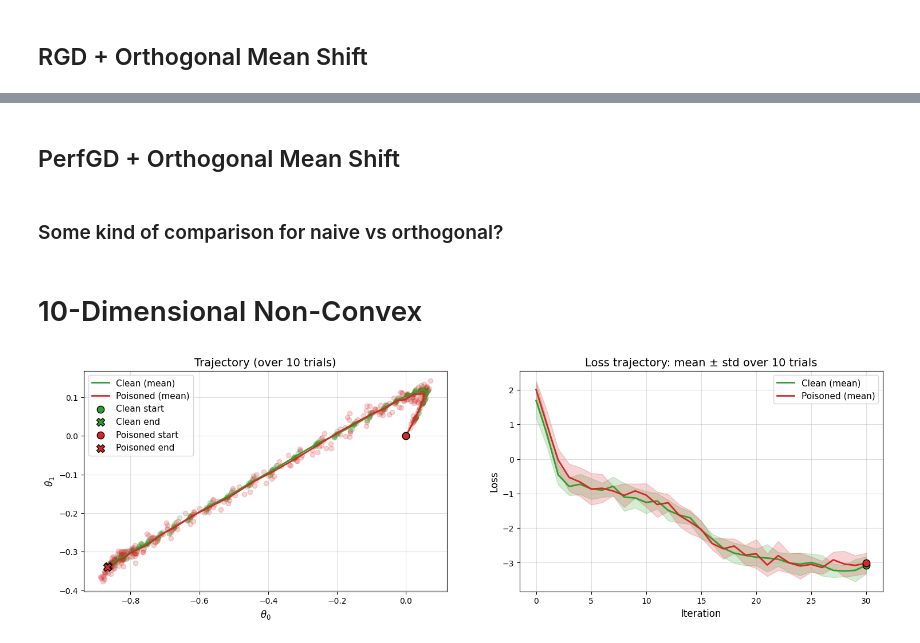
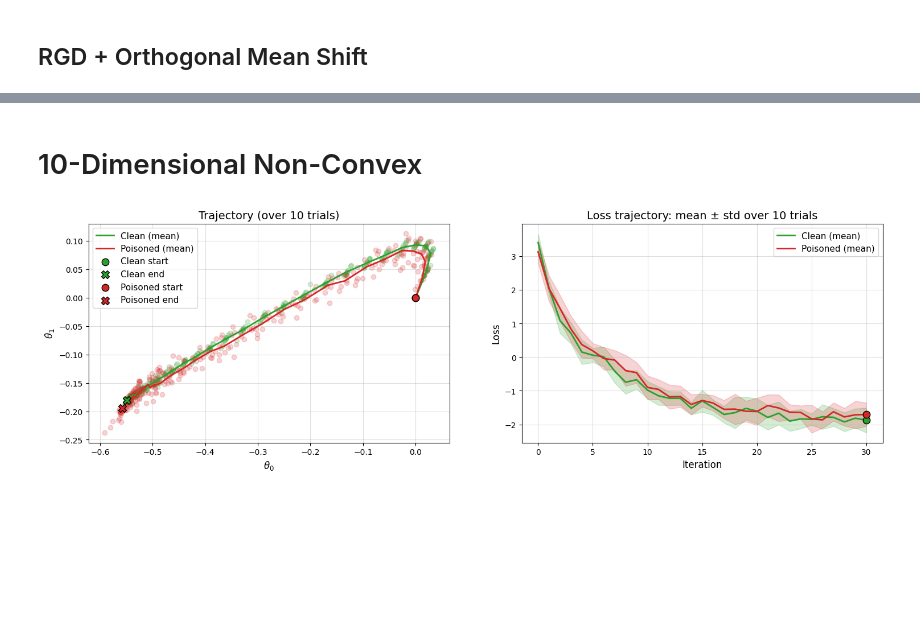
Before and after one commit to tetsnaga/poison-perf, a Jupyter notebook: poisoning/black_box_poison.ipynb, the cells around one changed output, grey strips where cells are left out. Drawn from its saved outputs; the diff is of its cells as text; code cells hidden in the pictures; blank space fills up the shorter version.

```diff
--- a/poisoning/black_box_poison.ipynb
+++ b/poisoning/black_box_poison.ipynb
@@ -398,7 +230,7 @@ plt.show()
 from utils.plotting import plot_clean_vs_poisoned_samples
 
 # Set up parameters
-black_box_poison_function = black_box_poison_cluster
+black_box_poison_function = black_box_cluster
 epsilon = 0.5
 delta = 1.0
 n = 1000
@@ -432,7 +264,7 @@ plot_clean_vs_poisoned_samples(z_clean, z_poisoned, title_prefix="Cluster Poison
 # %% [markdown]
 ## RGD + Cluster Shift
 # %%
-black_box_poison_function = black_box_poison_cluster
+black_box_poison_function = black_box_cluster
 
 n_trials = 5
 
@@ -571,13 +329,13 @@ pickle.dump({"delta_vals": delta_vals, "theta_diff": np.linalg.norm(theta_poison
 # %% [markdown]
 ## PerfGD + Cluster Shift
 # %%
-black_box_poison_function = black_box_poison_cluster
+black_box_poison_function = black_box_cluster
 
 n_trials = 1
 
 n = 500
 eta = 0.05
-max_iter = 30
+max_iter = 50
 
 epsilon = 0.5
 delta = 1
@@ -726,7 +405,7 @@ proj_theta = lambda theta: torch.clamp(theta, min=-1.0, max=1.0)
 # %% [markdown]
 ## RGD + Orthogonal Mean Shift
 # %%
-black_box_poison_function = black_box_poison_orthogonal
+black_box_poison_function = black_box_orthogonal
 
 n_trials = 10
 
@@ -869,7 +470,3 @@ plt.show()
-# %% [markdown]
-## PerfGD + Orthogonal Mean Shift
-# %% [markdown]
-### Some kind of comparison for naive vs orthogonal?
 # %% [markdown]
 # 10-Dimensional Non-Convex
 # %%
@@ -886,7 +483,7 @@ poison_step_size = 0.1
 norm = 'linf'
 n_trials_per_delta = 1
 # %%
-black_box_poison_function = black_box_poison_orthogonal
+black_box_poison_function = black_box_orthogonal
 
 n_trials = 10
 
@@ -920,31 +517,31 @@ def run_trial():
                 max_iter=max_iter,
                 normalize_grad=False,
                 return_losses=True,
                 poison_function=black_box_poison_function,
                 epsilon=epsilon,
                 delta=delta,
             )
 
     return all_theta_clean, all_theta_poisoned, all_losses_clean, all_losses_poisoned
 
 all_theta_clean_list = []
 all_theta_poisoned_list = []
 all_loss_clean_list = []
 all_loss_poisoned_list = []
 
 for trial in range(n_trials):
     all_theta_clean, all_theta_poisoned, all_loss_clean, all_loss_poisoned = run_trial()
     all_theta_clean_list.append(all_theta_clean)
     all_theta_poisoned_list.append(all_theta_poisoned)
     all_loss_clean_list.append(all_loss_clean)
     all_loss_poisoned_list.append(all_loss_poisoned)
 
 fig, (ax1, ax2) = plot_results_2d(all_theta_clean_list,
                     all_theta_poisoned_list,
                     all_loss_clean_list,
                     all_loss_poisoned_list
                     )
 
 plt.show()
 # %% [output]
-[figure, old version]
+[figure, new version]
```
Also changed, not shown: parts of 27 cells of this notebook, 2 other files.
